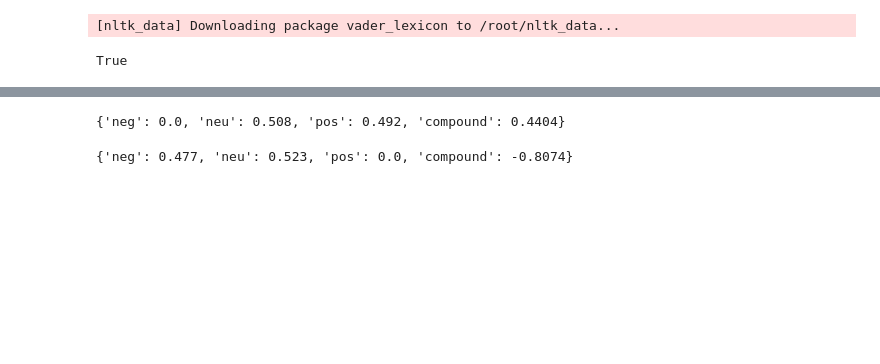
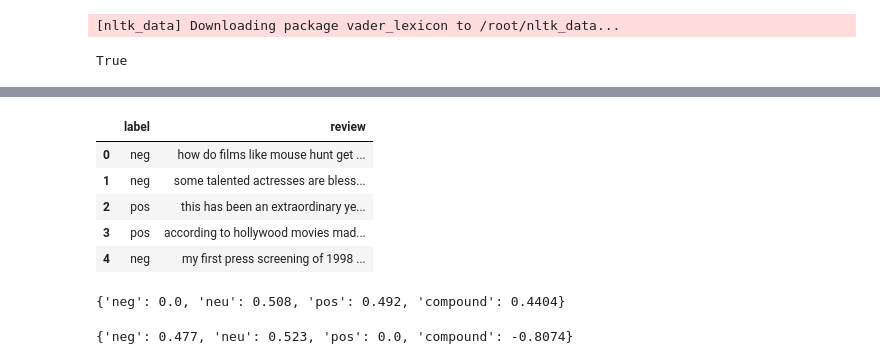
Before and after one commit to gc2321/3235-Machine-Learning, a Jupyter notebook: XTRA_NLP/4_sentiment_analysis.ipynb, the cells around one changed output, grey strips where cells are left out. Cells and saved outputs as stored; diff of their text form; code cells hidden in the pictures; blank space fills up the shorter version.

```diff
--- a/XTRA_NLP/4_sentiment_analysis.ipynb
+++ b/XTRA_NLP/4_sentiment_analysis.ipynb
@@ -132,3 +28,16 @@ True
+# %%
+import numpy as np
+import pandas as pd
+
+df = pd.read_csv('moviereviews.tsv', sep='\t')
+df.head()
+# %% [output]
+|  | label | review |
+| 0 | neg | how do films like mouse hunt get ... |
+| 1 | neg | some talented actresses are bless... |
+| 2 | pos | this has been an extraordinary ye... |
+| 3 | pos | according to hollywood movies mad... |
+| 4 | neg | my first press screening of 1998 ... |
 # %%
 from nltk.sentiment.vader import SentimentIntensityAnalyzer
 
```
Also changed, not shown: parts of 14 cells of this notebook.
